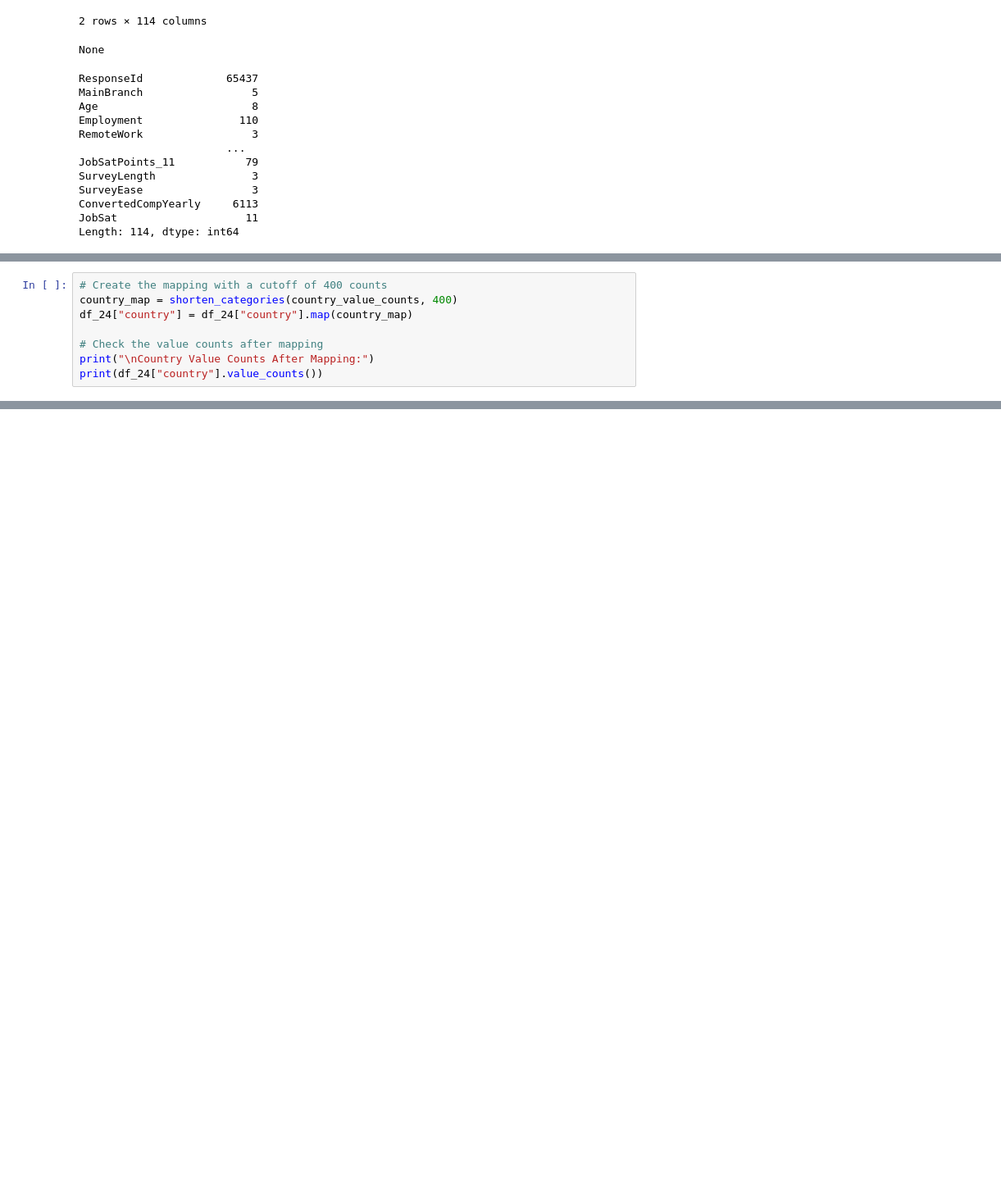
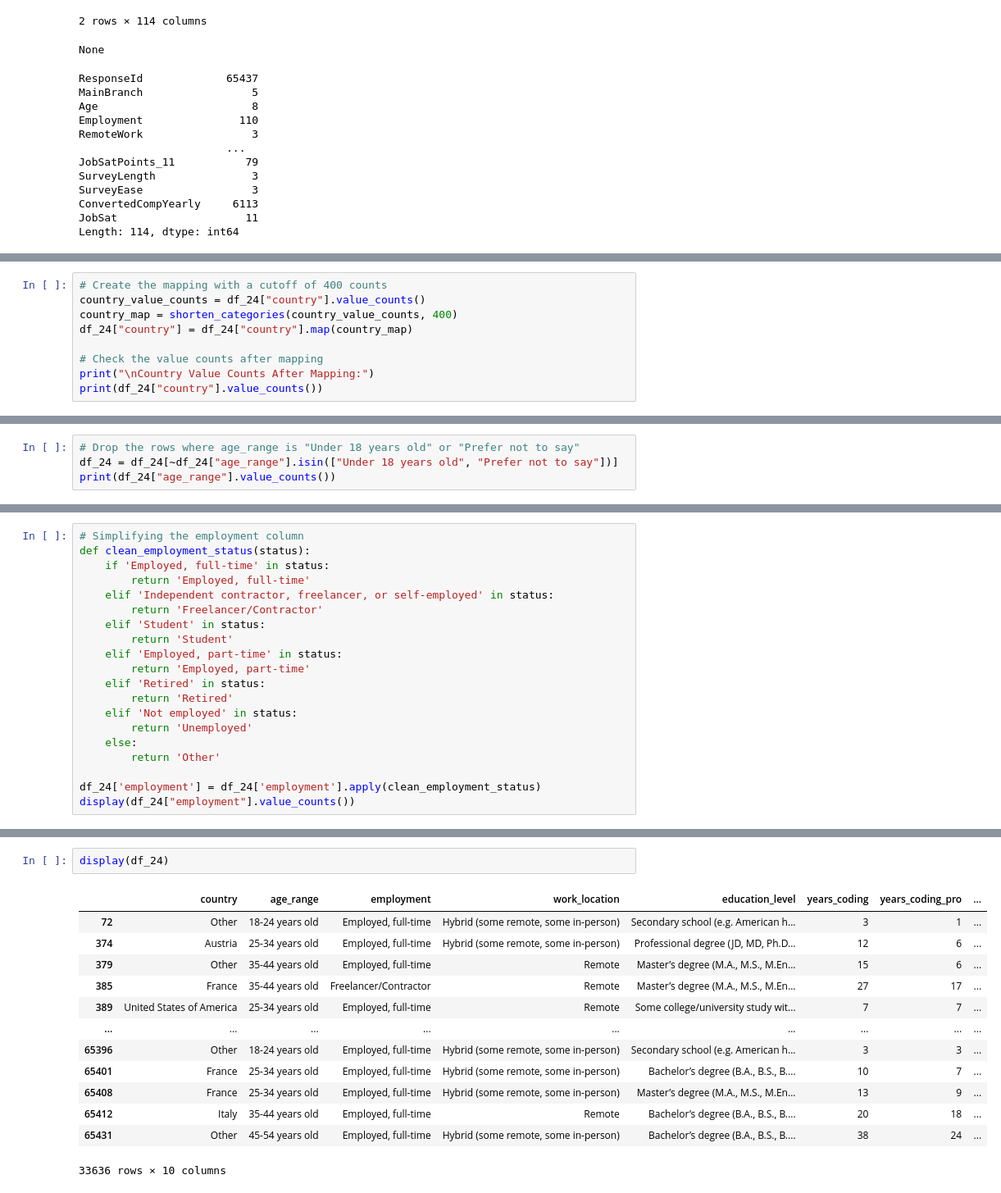
Before and after one commit to philippe2023/salary-predictor-ml, a Jupyter notebook: notebooks/workbook_1.ipynb, the cells around one changed output, grey strips where cells are left out. Shown at 82% size. Cells and saved outputs as stored; diff of their text form; blank space fills up the shorter version.

Commit message:
cleaning df

```diff
--- a/notebooks/workbook_1.ipynb
+++ b/notebooks/workbook_1.ipynb
@@ -145,6 +136,7 @@ def shorten_categories(categories, cutoff):
     return categorical_map
 # %%
 # Create the mapping with a cutoff of 400 counts
+country_value_counts = df_24["country"].value_counts()
 country_map = shorten_categories(country_value_counts, 400)
 df_24["country"] = df_24["country"].map(country_map)
 
@@ -195,0 +198,4 @@ array([nan, 'Austria', 'France', 'United States of America',
+# %%
+# Drop the rows where age_range is "Under 18 years old" or "Prefer not to say"
+df_24 = df_24[~df_24["age_range"].isin(["Under 18 years old", "Prefer not to say"])]
+print(df_24["age_range"].value_counts())
@@ -195,0 +244,20 @@ array([nan, 'Austria', 'France', 'United States of America',
+# %%
+# Simplifying the employment column
+def clean_employment_status(status):
+    if 'Employed, full-time' in status:
+        return 'Employed, full-time'
+    elif 'Independent contractor, freelancer, or self-employed' in status:
+        return 'Freelancer/Contractor'
+    elif 'Student' in status:
+        return 'Student'
+    elif 'Employed, part-time' in status:
+        return 'Employed, part-time'
+    elif 'Retired' in status:
+        return 'Retired'
+    elif 'Not employed' in status:
+        return 'Unemployed'
+    else:
+        return 'Other'
+
+df_24['employment'] = df_24['employment'].apply(clean_employment_status)
+display(df_24["employment"].value_counts())
@@ -195,0 +273,16 @@ array([nan, 'Austria', 'France', 'United States of America',
+# %%
+display(df_24)
+# %% [output]
+|  | country | age_range | employment | work_location | education_level | years_coding | years_coding_pro | ... |
+| 72 | Other | 18-24 years old | Employed, full-time | Hybrid (some remote, some in-person) | Secondary school (e.g. American h... | 3 | 1 | ... |
+| 374 | Austria | 25-34 years old | Employed, full-time | Hybrid (some remote, some in-person) | Professional degree (JD, MD, Ph.D... | 12 | 6 | ... |
+| 379 | Other | 35-44 years old | Employed, full-time | Remote | Master’s degree (M.A., M.S., M.En... | 15 | 6 | ... |
+| 385 | France | 35-44 years old | Freelancer/Contractor | Remote | Master’s degree (M.A., M.S., M.En... | 27 | 17 | ... |
+| 389 | United States of America | 25-34 years old | Employed, full-time | Remote | Some college/university study wit... | 7 | 7 | ... |
+| ... | ... | ... | ... | ... | ... | ... | ... | ... |
+| 65396 | Other | 18-24 years old | Employed, full-time | Hybrid (some remote, some in-person) | Secondary school (e.g. American h... | 3 | 3 | ... |
+| 65401 | France | 25-34 years old | Employed, full-time | Hybrid (some remote, some in-person) | Bachelor’s degree (B.A., B.S., B.... | 10 | 7 | ... |
+| 65408 | France | 25-34 years old | Employed, full-time | Hybrid (some remote, some in-person) | Master’s degree (M.A., M.S., M.En... | 13 | 9 | ... |
+| 65412 | Italy | 35-44 years old | Employed, full-time | Remote | Bachelor’s degree (B.A., B.S., B.... | 20 | 18 | ... |
+| 65431 | Other | 45-54 years old | Employed, full-time | Hybrid (some remote, some in-person) | Bachelor’s degree (B.A., B.S., B.... | 38 | 24 | ... |
+33636 rows × 10 columns
```
Also changed, not shown: parts of 24 cells of this notebook, 1 other file.
